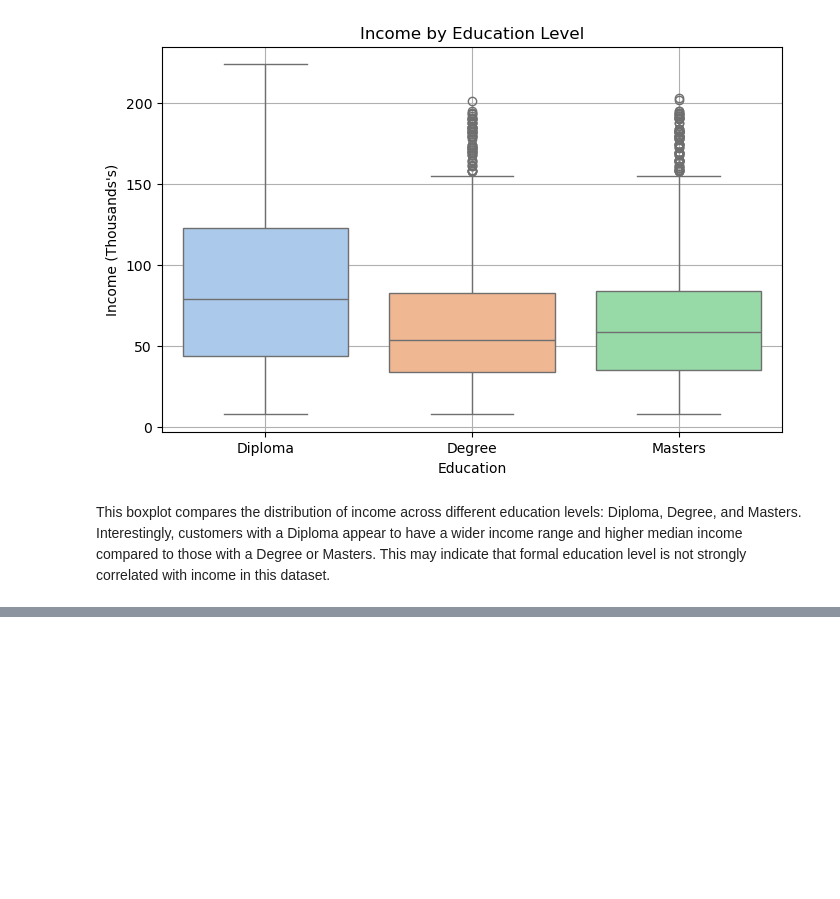
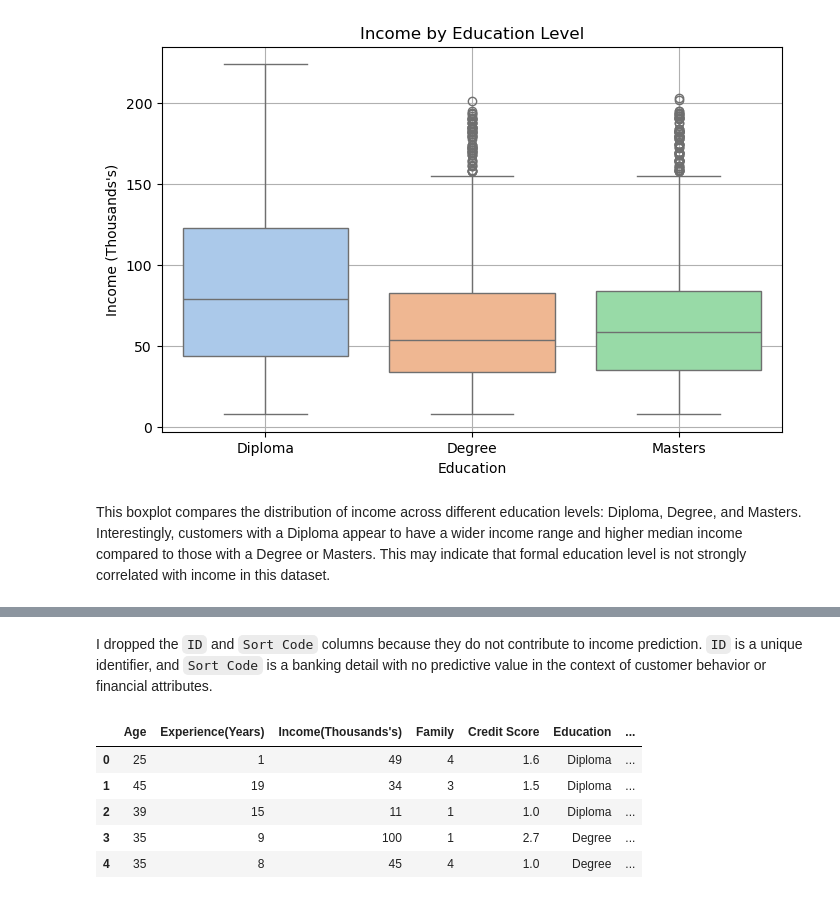
Before and after one commit to Ahmad-385/Income-prediction-Sentiment-analysis, a Jupyter notebook: ML-CA2.ipynb, the cells around one changed output, grey strips where cells are left out. Saved outputs shown, nothing was run; the diff lists cells and outputs as text; code cells hidden in the pictures; blank space fills up the shorter version.

```diff
--- a/ML-CA2.ipynb
+++ b/ML-CA2.ipynb
@@ -229,0 +274,15 @@ Interestingly, customers with a Diploma appear to have a wider income range and
+# %%
+# Drop columns that are not useful for prediction
+# 'ID' is just a unique identifier, and 'Sort Code' is unrelated to income behavior
+df.drop(['ID', 'Sort Code'], axis=1, inplace=True)
+# %% [markdown]
+I dropped the `ID` and `Sort Code` columns because they do not contribute to income prediction. `ID` is a unique identifier, and `Sort Code` is a banking detail with no predictive value in the context of customer behavior or financial attributes.
+# %%
+df.head()
+# %% [output]
+|  | Age | Experience(Years) | Income(Thousands's) | Family | Credit Score | Education | ... |
+| 0 | 25 | 1 | 49 | 4 | 1.6 | Diploma | ... |
+| 1 | 45 | 19 | 34 | 3 | 1.5 | Diploma | ... |
+| 2 | 39 | 15 | 11 | 1 | 1.0 | Diploma | ... |
+| 3 | 35 | 9 | 100 | 1 | 2.7 | Degree | ... |
+| 4 | 35 | 8 | 45 | 4 | 1.0 | Degree | ... |
```
Also changed, not shown: parts of 6 cells of this notebook.
